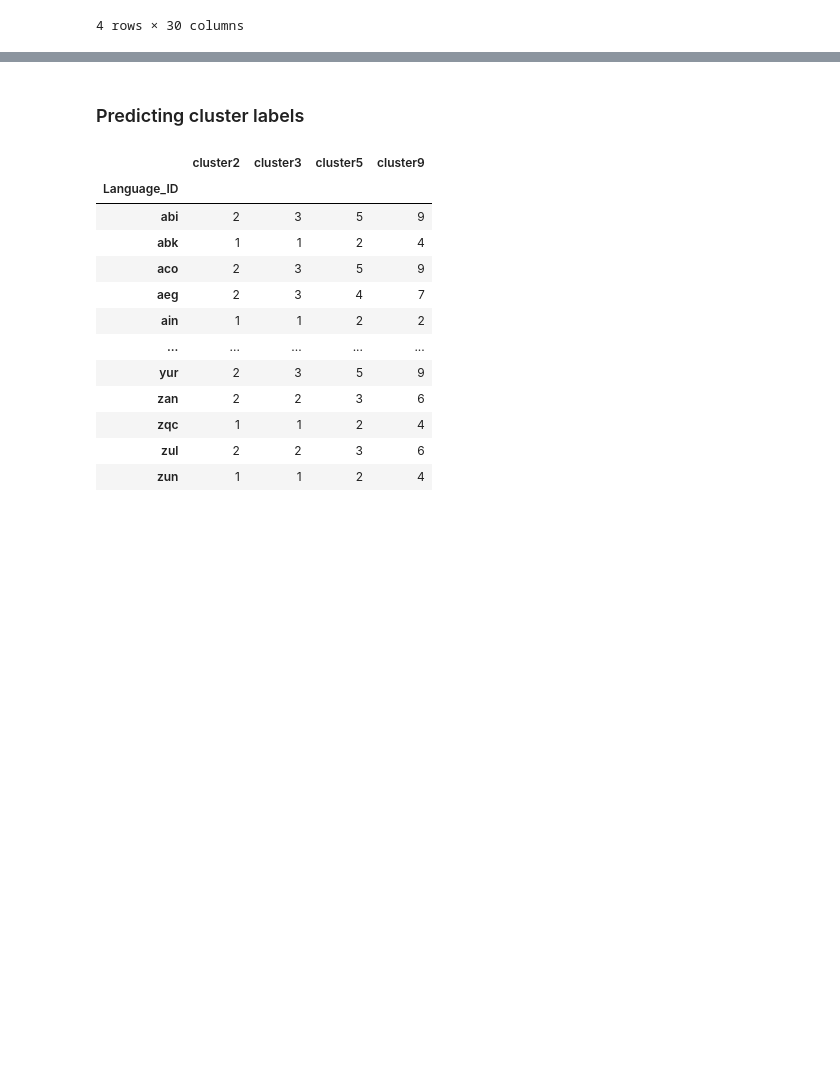
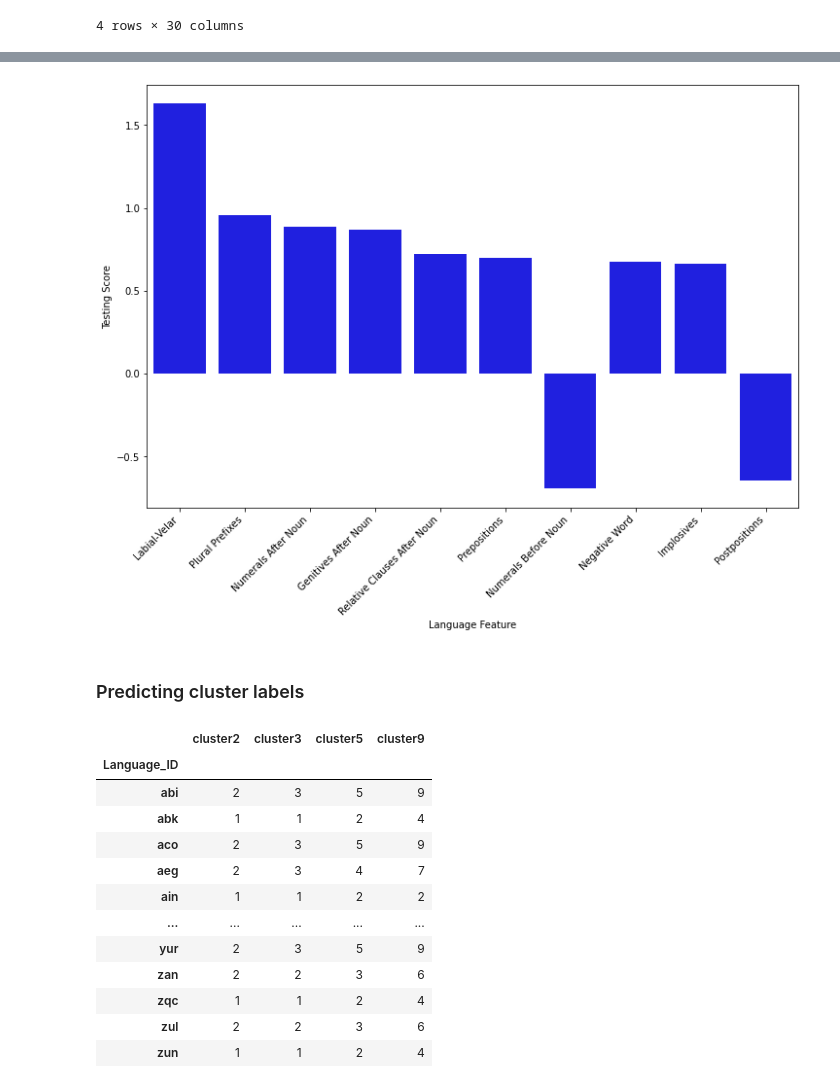
Before and after one commit to def-gthill/sils, a Jupyter notebook: origins.ipynb, the cells around one changed output, grey strips where cells are left out. Saved outputs shown, nothing was run; the diff lists cells and outputs as text; code cells hidden in the pictures; blank space fills up the shorter version.

```diff
--- a/origins.ipynb
+++ b/origins.ipynb
@@ -440,3 +530,26 @@ ord_results_significant
+# %%
+fig, ax = plt.subplots(figsize=(12, 8))
+sns.barplot(
+    data=all_results_by_odds_shift.head(10).reset_index(),
+    x='index',
+    y='log_odds_shift',
+    color='b'
+)
+plt.xlabel('Language Feature')
+plt.ylabel('Testing Score')
+ax.set_xticklabels(
+    [
+        'Labial-Velar', 'Plural Prefixes', 'Numerals After Noun',
+        'Genitives After Noun', 'Relative Clauses After Noun',
+        'Prepositions', 'Numerals Before Noun', 'Negative Word',
+        'Implosives', 'Postpositions',
+    ],
+    rotation=45,
+    ha='right',
+)
+plt.show()
+# %% [output]
+[figure, added]
 # %% [markdown]
 ### Predicting cluster labels
 # %%
```
Also changed, not shown: parts of 14 cells of this notebook.
